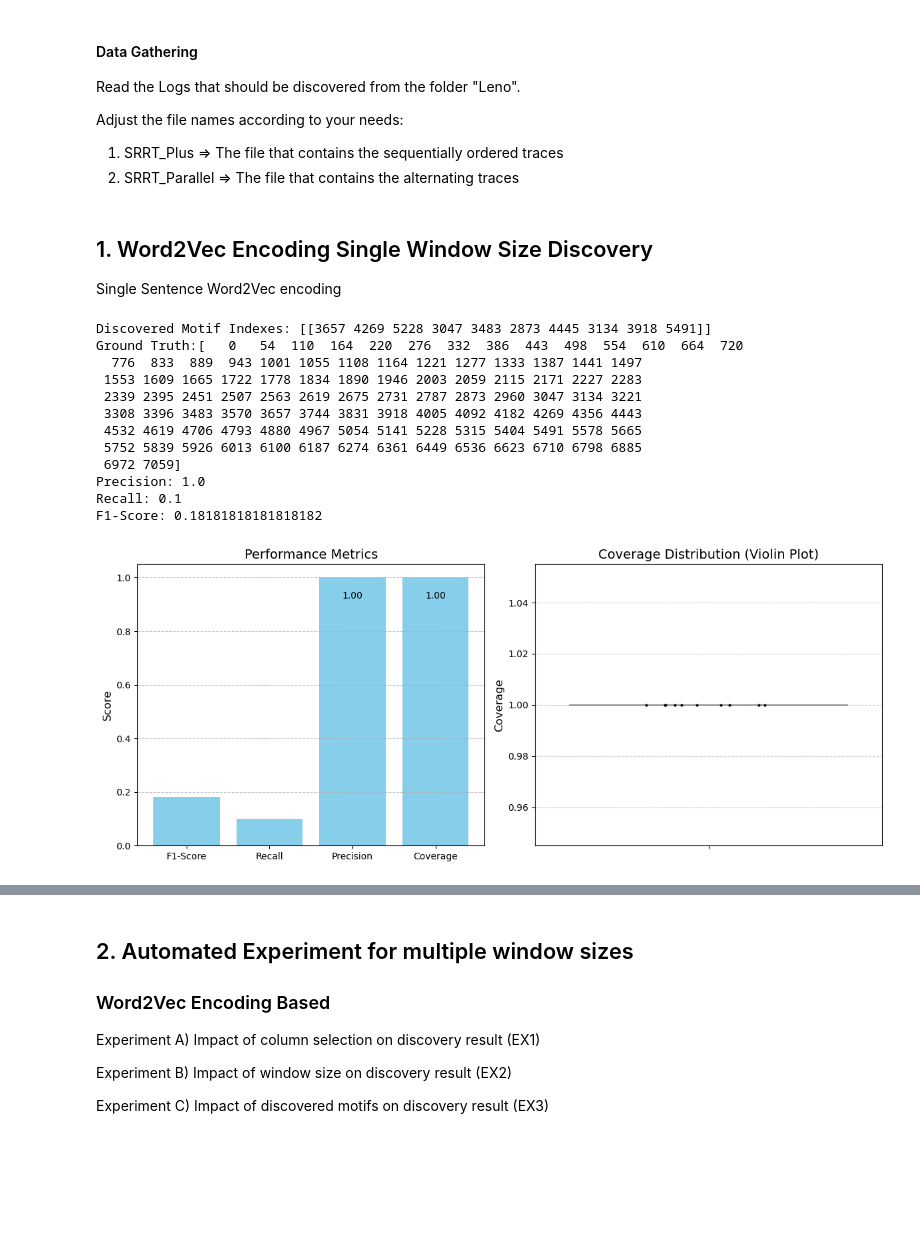
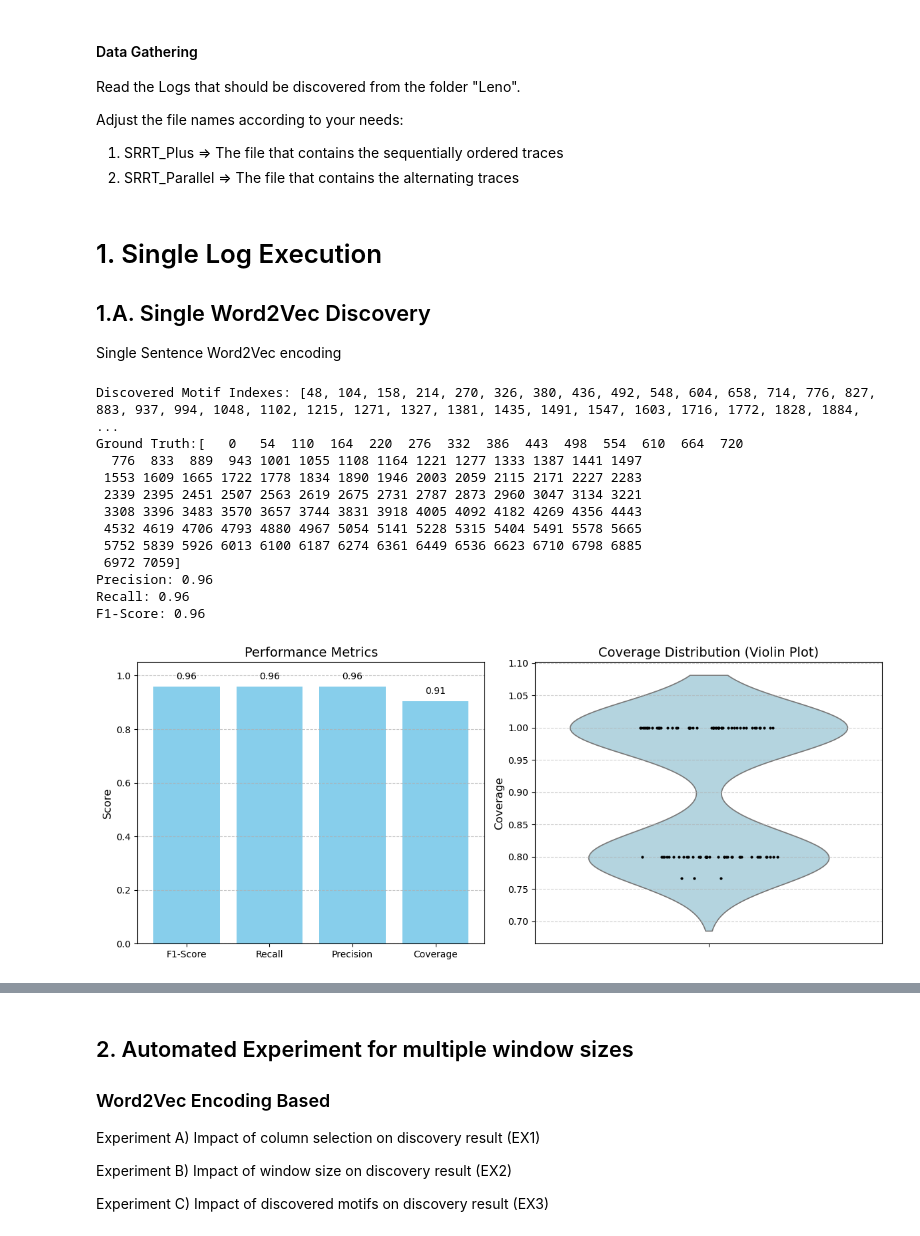
Before and after one commit to thohenadl/TimeSeriesInRPM, a Jupyter notebook: BPM_Tech_Forum.ipynb, the cells around one changed output, grey strips where cells are left out. Drawn from its saved outputs; the diff is of its cells as text; code cells hidden in the pictures; blank space fills up the shorter version.

Commit message:
Updated UTIL, Updated BPM Tech Forum, Included Experiments from Paper

```diff
--- a/BPM_Tech_Forum.ipynb
+++ b/BPM_Tech_Forum.ipynb
@@ -45,44 +49,51 @@ srrt_plus_filename = "experiment_extended_SR_RT_joint.csv"
 srrt_parallel_filename = "experiment_extended_SR_RT_parallel.csv"
 
 text_encoding_method = "utf-8"
-seperator = ";"
+seperator ='' ";"
 
 srrt_plus_log = pd.read_csv(file_path + srrt_plus_filename, encoding=text_encoding_method, sep=seperator)
 srrt_parallel_log = pd.read_csv(file_path + srrt_parallel_filename, encoding=text_encoding_method, sep=seperator)
 # %% [markdown]
-## 1. Word2Vec Encoding Single Window Size Discovery
+# 1. Single Log Execution
+
+## 1.A. Single Word2Vec Discovery
 
 Single Sentence Word2Vec encoding
 # %%
 # ---- Inputs ----
+# Select the log to discover motifs from
 log_to_discover = srrt_plus_log
+log_to_discover_name = "SRRT_Plus"
 # OR
 # log_to_discover = srrt_parallel_log
+# log_to_discover_name = "SRRT_Parallel"
 
-size = 61
-motifs_to_discover = 10
+size = 30
+motifs_to_discover = 100
+threshold = 0.0
 
 columns_to_use = ["targetApp","eventType","url","target.workbookName","target.sheetName","target.id","target.class","target.tagName","target.type","target.name","target.innerText","target.checked","target.href","target.option","target.title","target.innerHTML"]
 
 # ---- Single Log execution ----
 case_id_list = util.util.generate_caseid_list(srrt_plus_log, column="caseid")
-groundTruth = [first_index for _, first_index, _ in case_id_list]
-ui_log_encoded_w2v = util.util.encode_word2vec(srrt_plus_log, orderedColumnsList=columns_to_use)
+cases_df = pd.DataFrame(case_id_list, columns=["caseid", "start_index", "length"])
+groundTruth = cases_df["start_index"].tolist()
+ui_log_encoded_w2v = util.util.encode_word2vec(srrt_plus_log, orderedColumnsList=columns_to_use, vector_size=50)
 motif_distances, motif_indices, motif_subspaces, motif_mdls = util.util.mine_w2v(ui_log_encoded_w2v,size,motifs_to_discover)
-print(f"Discovered Motif Indexes: {motif_indices}")
+print(f"Discovered Motif Indexes: {sorted(motif_indices[0])}")
 
 print(f"Ground Truth:{np.sort(groundTruth)}")
 
 # ---- Measuring Method: Half the Window Size ----
 # insert_spots, motif_spots, overlapDF = util.util.compare_sets(set(groundTruth), set(motif_indices[0]), (size/2))
-insert_spots, motif_spots, overlapDF = util.util.compute_discovery_coverage(case_id_list, set(motif_indices[0]), size, threshold=0.7)
+original_inserts_indexes, discovered_motif_spots, overlapDF = util.util.compute_discovery_coverage(case_id_list, set(motif_indices[0]), size, threshold=threshold)
 mean_coverage = 0
 
 if 'coverage' in overlapDF.columns:
     mean_coverage = overlapDF.loc[:, "coverage"].mean()
 
 ground_truth_sum = len(groundTruth)
-true_positives = len(insert_spots)
+true_positives = len(original_inserts_indexes)
 false_positives = motifs_to_discover - true_positives  # Incorrectly identified motifs
 false_negatives = ground_truth_sum - true_positives  # Relevant motifs not identified
 
@@ -108,35 +119,35 @@ axes[0].bar(metrics, values, color='skyblue')
 axes[0].set_ylim(0, 1.05)  # Slightly higher to leave space for label
 
 axes[0].set_title('Performance Metrics', fontsize=14)
 axes[0].set_ylabel('Score', fontsize=12)
 
 for i, v in enumerate(values):
     if v > 0.5:
         offset = -0.05 if v > 0.98 else 0.02  # Push label down if bar is too high
         axes[0].text(i, v + offset, f"{v:.2f}", ha='center', va='top' if offset < 0 else 'bottom', fontsize=10)
 
 axes[0].grid(axis='y', linestyle='--', alpha=0.7)
 
 # --- Violin Plot with Points for IoU ---
 sns.violinplot(y=overlapDF["coverage"], ax=axes[1], inner=None, color='lightblue')
 sns.stripplot(y=overlapDF["coverage"], ax=axes[1], color='black', size=3, jitter=0.2)
 axes[1].set_title("Coverage Distribution (Violin Plot)", fontsize=14)
 axes[1].set_ylabel("Coverage", fontsize=12)
 axes[1].grid(axis='y', linestyle='--', alpha=0.6)
 
 plt.tight_layout()
 plt.show()
 # %% [output]
-Discovered Motif Indexes: [[3657 4269 5228 3047 3483 2873 4445 3134 3918 5491]]
+Discovered Motif Indexes: [48, 104, 158, 214, 270, 326, 380, 436, 492, 548, 604, 658, 714, 776, 827, 883, 937, 994, 1048, 1102, 1215, 1271, 1327, 1381, 1435, 1491, 1547, 1603, 1716, 1772, 1828, 1884,  ...
 Ground Truth:[   0   54  110  164  220  276  332  386  443  498  554  610  664  720
   776  833  889  943 1001 1055 1108 1164 1221 1277 1333 1387 1441 1497
  1553 1609 1665 1722 1778 1834 1890 1946 2003 2059 2115 2171 2227 2283
  2339 2395 2451 2507 2563 2619 2675 2731 2787 2873 2960 3047 3134 3221
  3308 3396 3483 3570 3657 3744 3831 3918 4005 4092 4182 4269 4356 4443
  4532 4619 4706 4793 4880 4967 5054 5141 5228 5315 5404 5491 5578 5665
  5752 5839 5926 6013 6100 6187 6274 6361 6449 6536 6623 6710 6798 6885
  6972 7059]
-Precision: 1.0
-Recall: 0.1
-F1-Score: 0.18181818181818182
+Precision: 0.96
+Recall: 0.96
+F1-Score: 0.96
-[figure, old version]
+[figure, new version]
```
Also changed, not shown: parts of 13 cells of this notebook, 15 other files.
